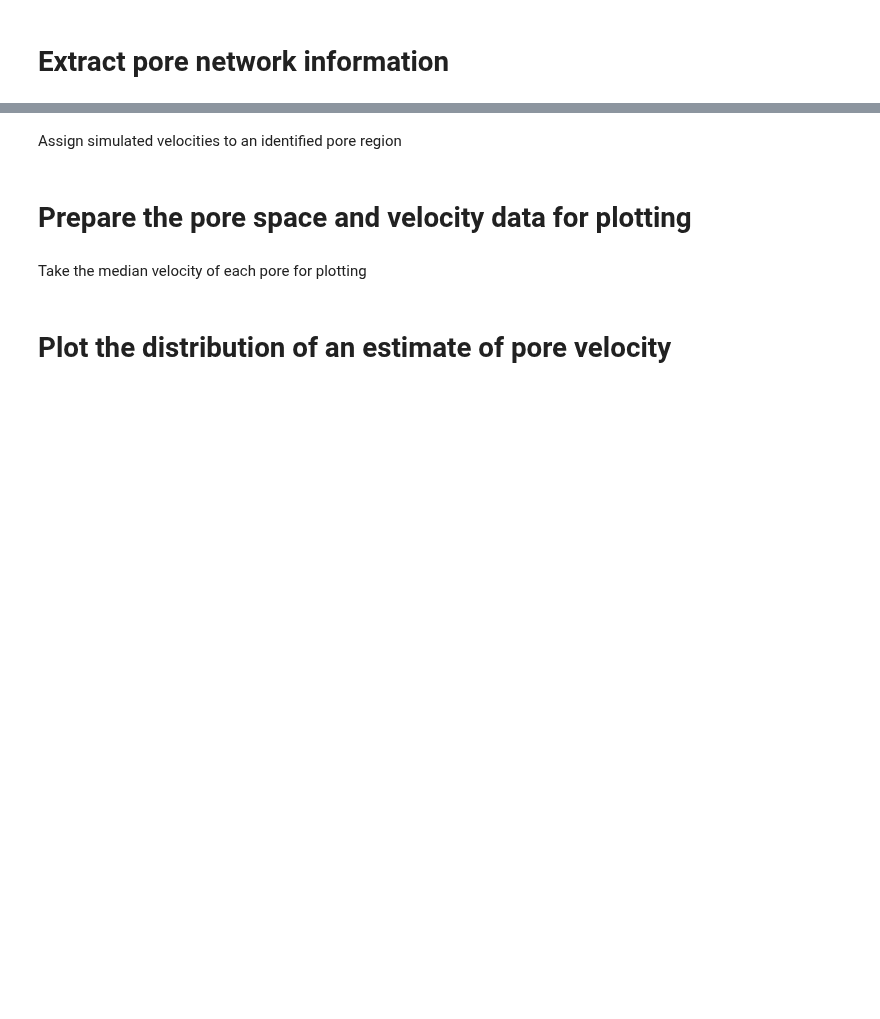
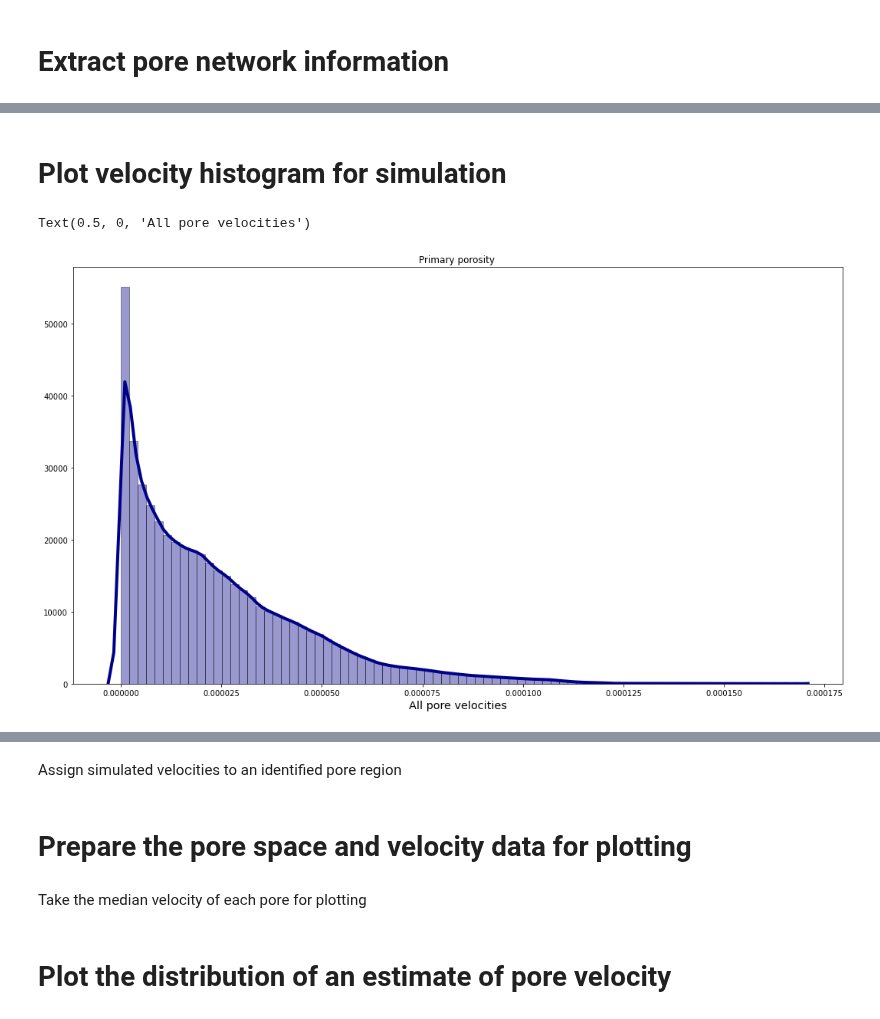
Before and after one commit to akkendrick/LABMOPS, a Jupyter notebook: exploreVelPlotting.ipynb, the cells around one changed output, grey strips where cells are left out. Cells and saved outputs as stored; diff of their text form; code cells hidden in the pictures; blank space fills up the shorter version.

```diff
--- a/exploreVelPlotting.ipynb
+++ b/exploreVelPlotting.ipynb
@@ -133,0 +117,21 @@ Calculating regionprops
+# %% [markdown]
+# Plot velocity histogram for simulation
+# %%
+allPrimaryVelocities = np.ndarray.flatten(velDataNormPrimary)
+
+filtIndex = allPrimaryVelocities > 0
+trueZeroIndex = allPrimaryVelocities == 0
+
+filtPrimaryVelocities = allPrimaryVelocities[filtIndex]
+filtZeroPrimaryVelocities = allPrimaryVelocities[trueZeroIndex]
+
+fig, axes = plt.subplots(1, 1, figsize=(18, 10))
+sns.distplot(filtPrimaryVelocities, ax=axes, hist=True, kde=True,
+             bins=int(80), color = 'darkblue',
+             hist_kws={'edgecolor':'black'},
+             kde_kws={'linewidth': 4})
+axes.set_title('Primary porosity ')
+axes.set_xlabel('All pore velocities',fontsize='x-large')
+# %% [output]
+Text(0.5, 0, 'All pore velocities')
+[figure, added]
```
Also changed, not shown: parts of 12 cells of this notebook.
